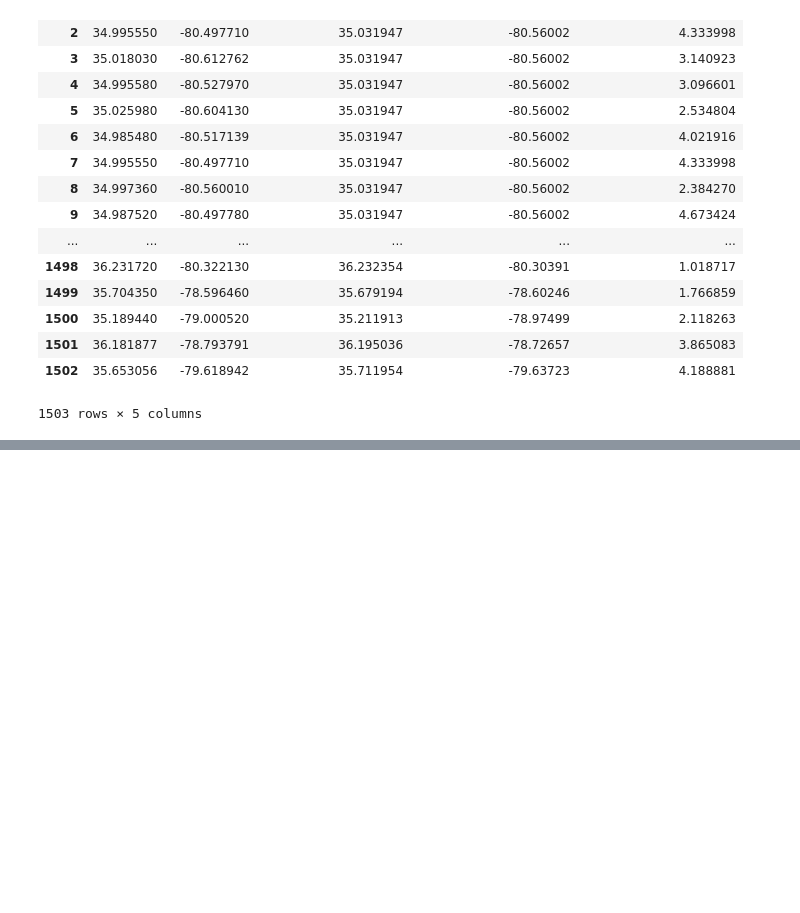
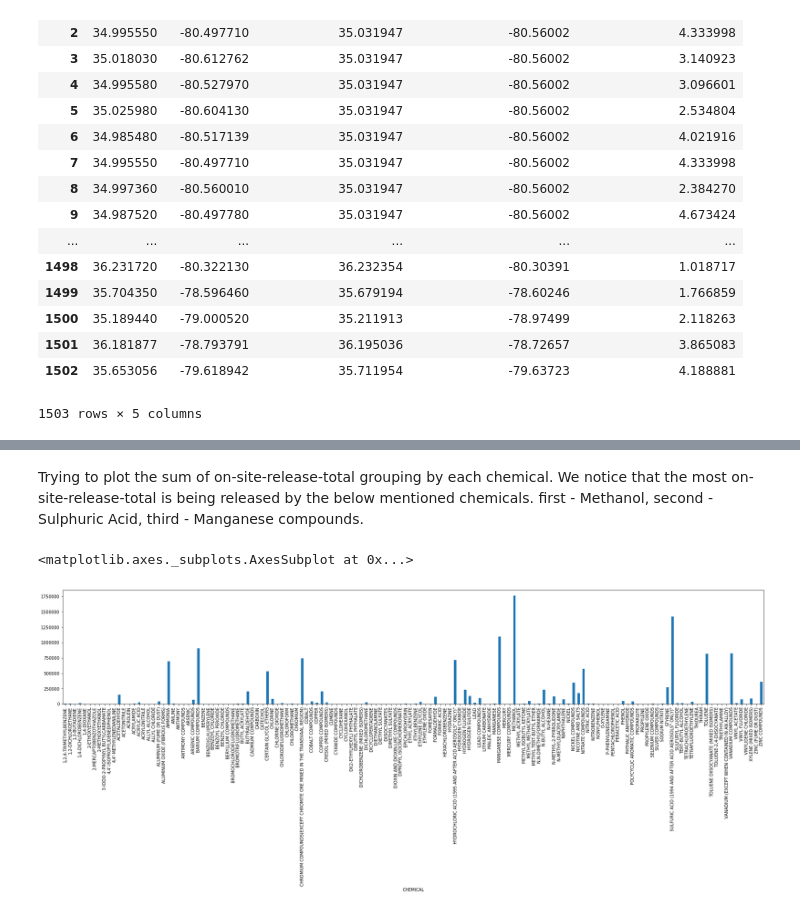
Before and after one commit to UNCG-CSE/Toxic-Crusaders, a Jupyter notebook: swetha/zillow-tri-centroid-data_analysis-allhomes.ipynb, the cells around one changed output, grey strips where cells are left out. Saved outputs shown, nothing was run; the diff lists cells and outputs as text; code cells hidden in the pictures; blank space fills up the shorter version.

```diff
--- a/swetha/zillow-tri-centroid-data_analysis-allhomes.ipynb
+++ b/swetha/zillow-tri-centroid-data_analysis-allhomes.ipynb
@@ -27,5 +29,3 @@ data_tri_2015.head()
 | 3 | 2015 | 28328CMPBL224FA | 1.100000e+11 | CAMPBELL OIL & GAS CO | 224 FAISON HWY | CLINTON | SAMPSON | NC | 28328 | ... |
 | 4 | 2015 | 28456FDRLPRIEGE | 1.100100e+11 | INTERNATIONAL PAPER RIEGELWOOD MILL | 865 JOHN L.RIEGEL RD | RIEGELWOOD | COLUMBUS | NC | 28456 | ... |
 5 rows × 109 columns
-# %%
-data_zillow_AllHomes.rename(columns={'RegionName':'ZIP'},inplace=True)
@@ -382,0 +142,8 @@ data_within_7_mile.groupby('INDUSTRY_SECTOR')['AVG_PRICE'].agg(['mean'],axis=1).
+# %% [markdown]
+Trying to plot the sum of on-site-release-total grouping by each chemical. We notice that the most on-site-release-total is being released by the below mentioned chemicals.
+first - Methanol, second - Sulphuric Acid, third - Manganese compounds.
+# %%
+data_common_tri_zillow_centroid.groupby(['CHEMICAL'])['ON-SITE_RELEASE_TOTAL'].agg('sum').plot(x='CHEMICAL',y='sum',kind = 'bar',figsize=(30,5))
+# %% [output]
+<matplotlib.axes._subplots.AxesSubplot at 0x...>
+[figure, added]
```
Also changed, not shown: parts of 64 cells of this notebook, 2 other files.
